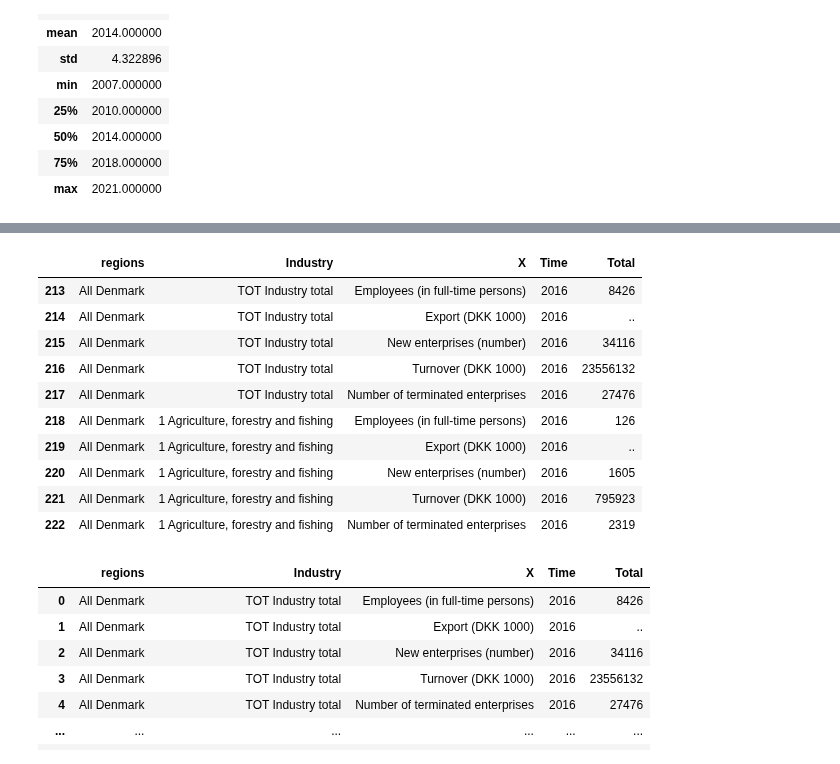
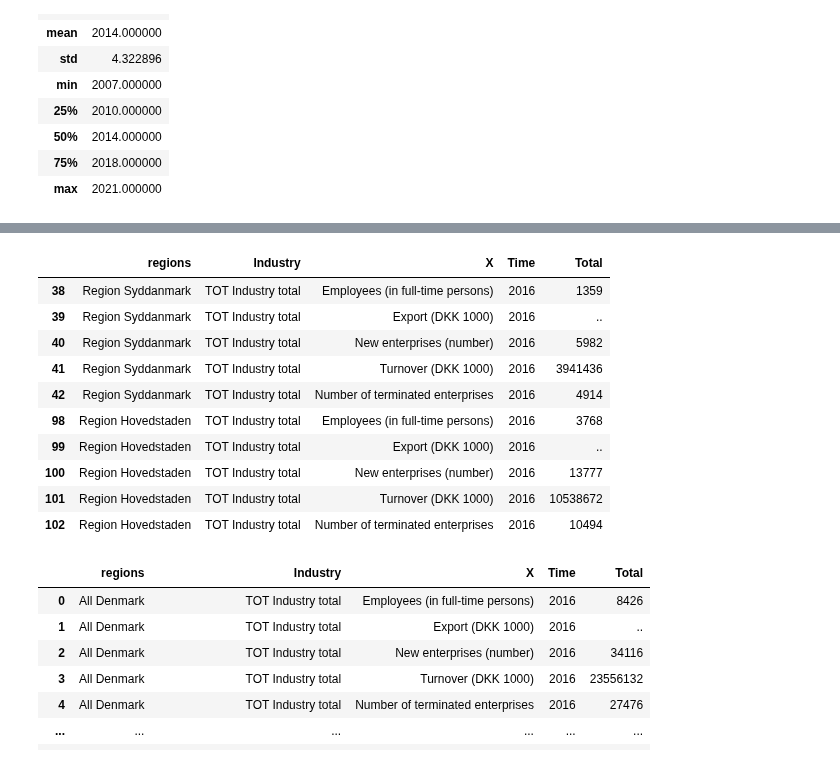
Before and after one commit to NumEconCopenhagen/projects-2024-emil-og-simon, a Jupyter notebook: dataproject/dataproject.ipynb, the cells around one changed output, grey strips where cells are left out. Cells and saved outputs as stored; diff of their text form; code cells hidden in the pictures.

```diff
--- a/dataproject/dataproject.ipynb
+++ b/dataproject/dataproject.ipynb
@@ -390,8 +391,7 @@ demo4_all.head()
 | 3 | Region Midtjylland | 3 Construction | Employees (in full-time persons) | 2016 | 186 |
 | 4 | Region Midtjylland | 3 Construction | Export (DKK 1000) | 2016 | .. |
 # %%
-I = demo4_all.regions.str.contains('regions')
-I |= demo4_all.regions.str.contains('All Denmark')
+I = demo4_all.Industry.str.contains('TOT Industry total')
 demo4_all.loc[I, :]
 # %% [output]
 |  | regions | Industry | X | Time | Total |
@@ -438,6 +438,3 @@ demo4_reduce.describe()
 | 50% | 2014.000000 |
 | 75% | 2018.000000 |
 | max | 2021.000000 |
-# %%
-I = demo4_all.regions.str.contains('Region')
-demo4_all.loc[I, :]
@@ -458,18 +441,18 @@ demo4_all.loc[I, :]
 # %%
-demo4_reduced = demo4_all.loc[I == False] # keep everything else
+demo4_reduced = demo4_all.loc[I == True] # keep everything else
 demo4_reduced.head(10)
 # %% [output]
 |  | regions | Industry | X | Time | Total |
-| 213 | All Denmark | TOT Industry total | Employees (in full-time persons) | 2016 | 8426 |
-| 214 | All Denmark | TOT Industry total | Export (DKK 1000) | 2016 | .. |
-| 215 | All Denmark | TOT Industry total | New enterprises (number) | 2016 | 34116 |
-| 216 | All Denmark | TOT Industry total | Turnover (DKK 1000) | 2016 | 23556132 |
-| 217 | All Denmark | TOT Industry total | Number of terminated enterprises | 2016 | 27476 |
-| 218 | All Denmark | 1 Agriculture, forestry and fishing | Employees (in full-time persons) | 2016 | 126 |
-| 219 | All Denmark | 1 Agriculture, forestry and fishing | Export (DKK 1000) | 2016 | .. |
-| 220 | All Denmark | 1 Agriculture, forestry and fishing | New enterprises (number) | 2016 | 1605 |
-| 221 | All Denmark | 1 Agriculture, forestry and fishing | Turnover (DKK 1000) | 2016 | 795923 |
-| 222 | All Denmark | 1 Agriculture, forestry and fishing | Number of terminated enterprises | 2016 | 2319 |
+| 38 | Region Syddanmark | TOT Industry total | Employees (in full-time persons) | 2016 | 1359 |
+| 39 | Region Syddanmark | TOT Industry total | Export (DKK 1000) | 2016 | .. |
+| 40 | Region Syddanmark | TOT Industry total | New enterprises (number) | 2016 | 5982 |
+| 41 | Region Syddanmark | TOT Industry total | Turnover (DKK 1000) | 2016 | 3941436 |
+| 42 | Region Syddanmark | TOT Industry total | Number of terminated enterprises | 2016 | 4914 |
+| 98 | Region Hovedstaden | TOT Industry total | Employees (in full-time persons) | 2016 | 3768 |
+| 99 | Region Hovedstaden | TOT Industry total | Export (DKK 1000) | 2016 | .. |
+| 100 | Region Hovedstaden | TOT Industry total | New enterprises (number) | 2016 | 13777 |
+| 101 | Region Hovedstaden | TOT Industry total | Turnover (DKK 1000) | 2016 | 10538672 |
+| 102 | Region Hovedstaden | TOT Industry total | Number of terminated enterprises | 2016 | 10494 |
 # %%
 demo4_reduced.reset_index(inplace = True, drop = True) # Drop old index too. If the drop is not used, python will create another dataset with the old index.
 demo4_reduced.iloc[0:214,:]
```
Also changed, not shown: parts of 10 cells of this notebook.
